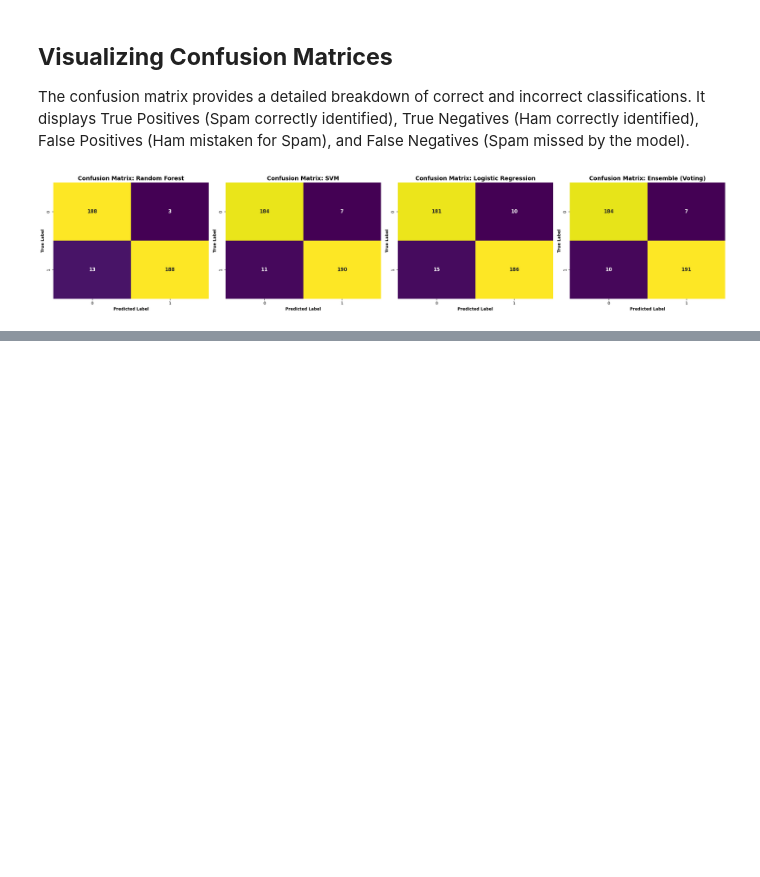
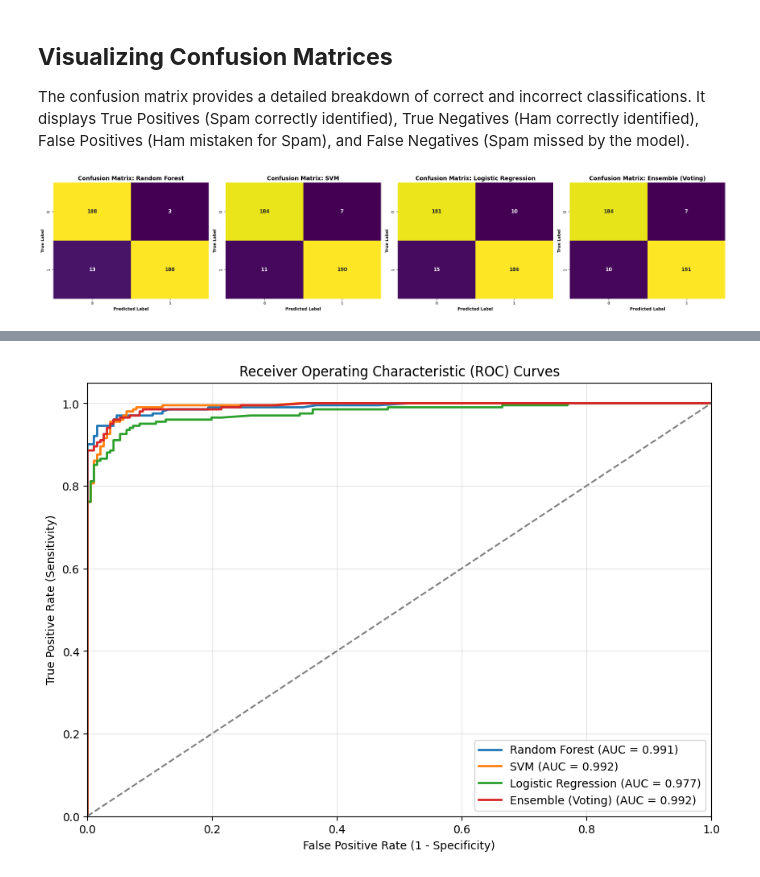
Before and after one commit to ashok-yarra/Final-Year-Project, a Jupyter notebook: Spam_Models.ipynb, the cells around one changed output, grey strips where cells are left out. Drawn from its saved outputs; the diff is of its cells as text; code cells hidden in the pictures; blank space fills up the shorter version.

```diff
--- a/Spam_Models.ipynb
+++ b/Spam_Models.ipynb
@@ -406,0 +410,26 @@ plt.tight_layout()
+# %%
+from sklearn.metrics import roc_curve, auc
+
+plt.figure(figsize=(10, 7))
+
+for name, model in models.items():
+    # Get predicted probabilities for the positive class (Spam)
+    y_prob = model.predict_proba(X_test_tfidf)[:, 1]
+
+    # Calculate ROC values
+    fpr, tpr, _ = roc_curve(y_test, y_prob)
+    roc_auc = auc(fpr, tpr)
+
+    plt.plot(fpr, tpr, lw=2, label=f'{name} (AUC = {roc_auc:.3f})')
+
+plt.plot([0, 1], [0, 1], color='gray', linestyle='--')
+plt.xlim([0.0, 1.0])
+plt.ylim([0.0, 1.05])
+plt.xlabel('False Positive Rate (1 - Specificity)')
+plt.ylabel('True Positive Rate (Sensitivity)')
+plt.title('Receiver Operating Characteristic (ROC) Curves')
+plt.legend(loc="lower right")
+plt.grid(alpha=0.3)
+plt.show()
+# %% [output]
+[figure, added]
```
Also changed, not shown: parts of 4 cells of this notebook.
